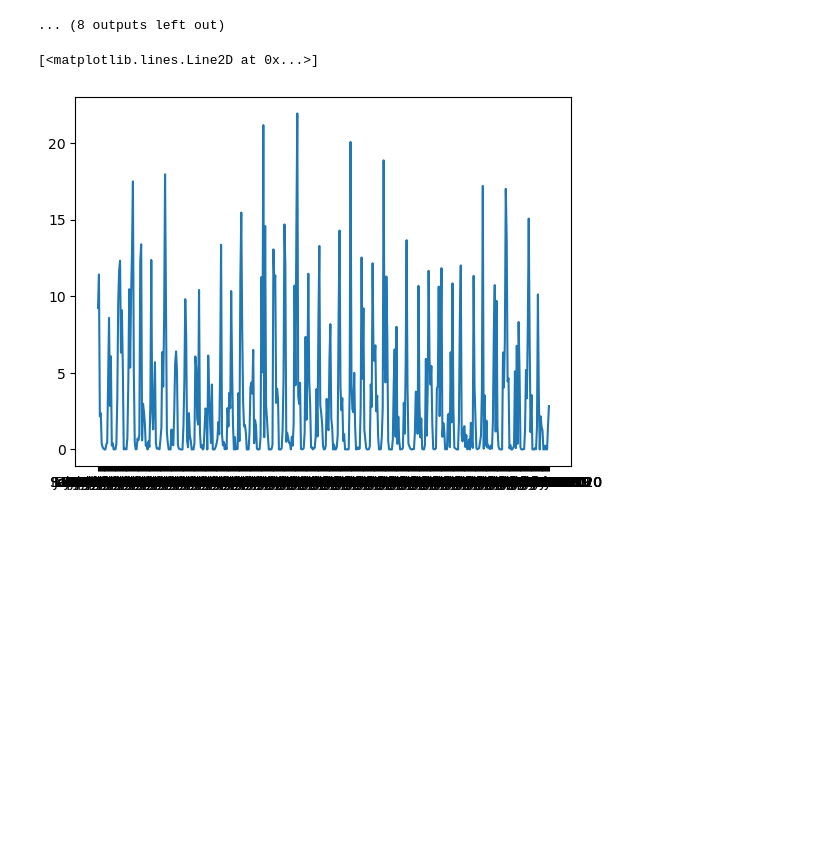
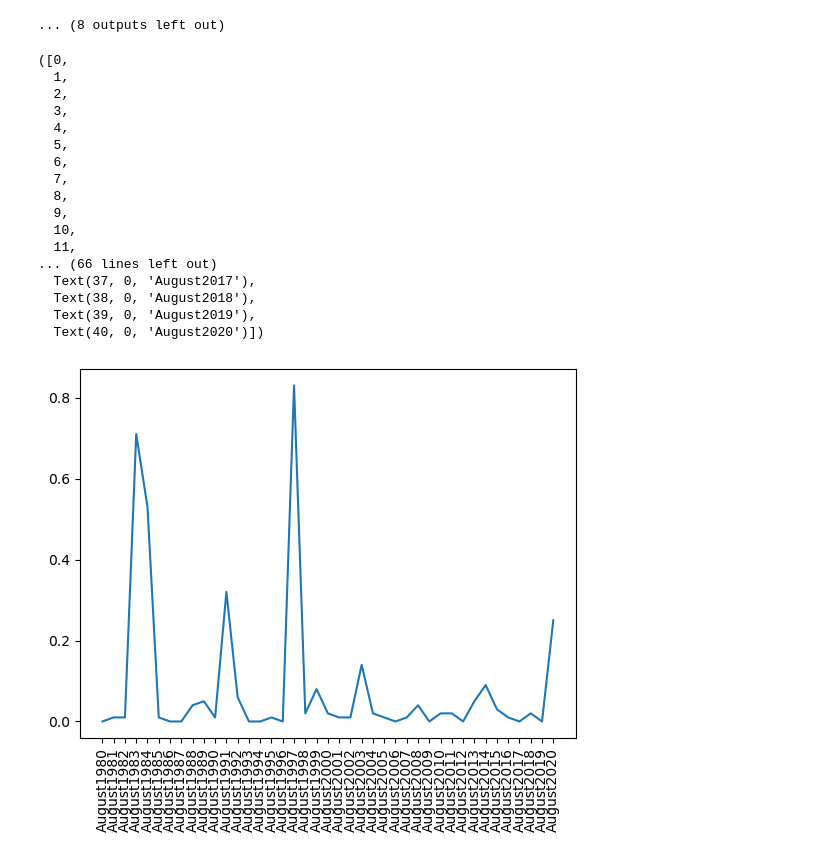
Before and after one commit to m-janssens-boop/dabc_project_one, a Jupyter notebook: data/weather.ipynb, the cells around one changed output. Drawn from its saved outputs; the diff is of its cells as text; code cells hidden in the pictures; blank space fills up the shorter version.

```diff
--- a/data/weather.ipynb
+++ b/data/weather.ipynb
@@ -79,11 +80,32 @@ for county in counties:
 [figure]
 ... (8 outputs left out)
 # %%
+month = "August"
+
 temp_df = full_weather_df[full_weather_df["County"] == "Marin"].sort_index(ascending=False)
-temp_x = (temp_df["month"].astype(str) + temp_df["year"].astype(str))
-temp_y = temp_df["Precip."]
+temp_x = (temp_df[temp_df["month"] == month]["month"].astype(str) + temp_df[temp_df["month"] == month]["year"].astype(str))
+temp_y = temp_df[temp_df["month"] == month]["Precip."]
 
 plt.plot(temp_x, temp_y)
+plt.xticks(rotation=90)
+
+# temp_y = temp_df[temp_df["month"] == "January"]["Precip."]
 # %% [output]
-[<matplotlib.lines.Line2D at 0x...>]
+([0,
+  1,
+  2,
+  3,
+  4,
+  5,
+  6,
+  7,
+  8,
+  9,
+  10,
+  11,
+... (66 lines left out)
+  Text(37, 0, 'August2017'),
+  Text(38, 0, 'August2018'),
+  Text(39, 0, 'August2019'),
+  Text(40, 0, 'August2020')])
-[figure, old version]
+[figure, new version]
```
Also changed, not shown: parts of 1 cell of this notebook.
